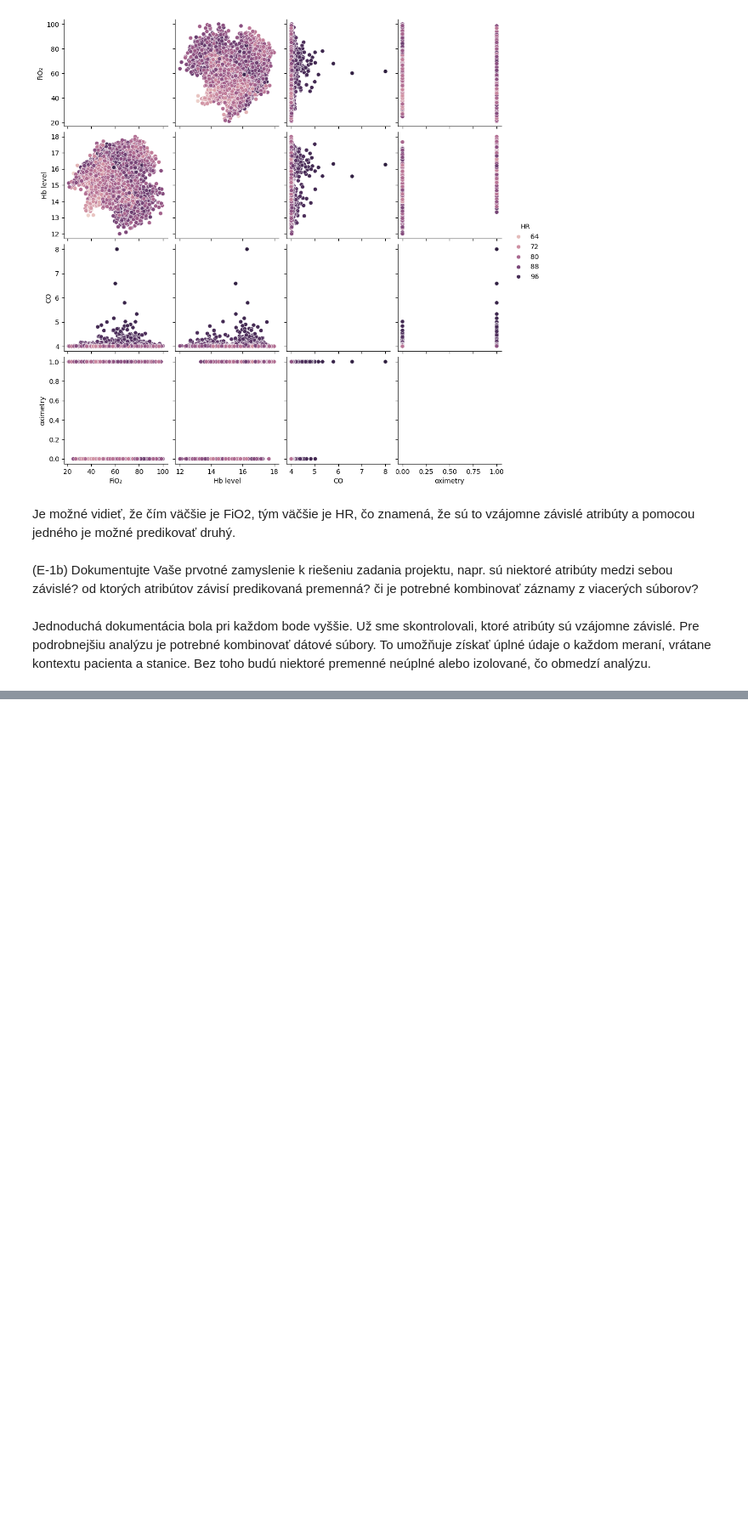
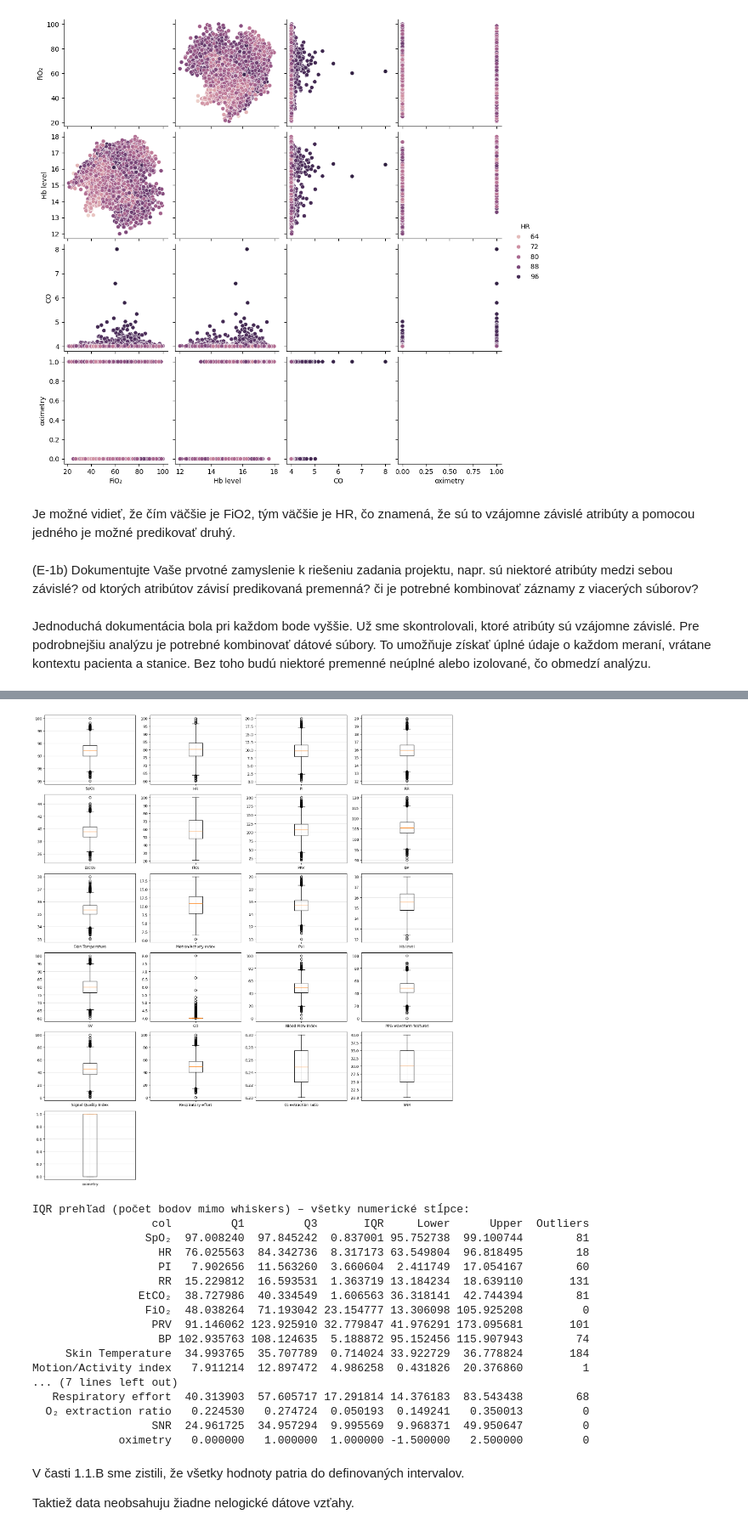
Before and after one commit to BohachNazar/IAUZadanie1, a Jupyter notebook: 1.ipynb, the cells around one changed output, grey strips where cells are left out. Shown at 85% size. Cells and saved outputs as stored; diff of their text form; code cells hidden in the pictures; blank space fills up the shorter version.

```diff
--- a/1.ipynb
+++ b/1.ipynb
@@ -430,0 +620,53 @@ Pre podrobnejšiu analýzu je potrebné kombinovať dátové súbory. To umožň
+# %%
+# Kontrola správnosti pre všetky numerické stĺpce (okrem geo)
+geo_exclude = [c for c in ['latitude', 'longitude'] if c in obs.columns]
+key_cols = [c for c in obs.select_dtypes(include=['number']).columns if c not in geo_exclude]
+
+fig, axes = plt.subplots(nrows=int(np.ceil(len(key_cols)/4)), ncols=4, figsize=(16, 3*int(np.ceil(len(key_cols)/4))))
+axes = axes.flatten() if hasattr(axes, 'flatten') else [axes]
+
+iqr_rows = []
+for i, col in enumerate(key_cols):
+    series = obs[col].dropna()
+    if i < len(axes):
+        axes[i].boxplot(series, vert=True, tick_labels=[col])
+        axes[i].grid(True, alpha=0.3)
+    # IQR
+    Q1, Q3 = series.quantile(0.25), series.quantile(0.75)
+    IQR = Q3 - Q1
+    lower = Q1 - 1.5*IQR
+    upper = Q3 + 1.5*IQR
+    iqr_rows.append({'col': col, 'Q1': Q1, 'Q3': Q3, 'IQR': IQR, 'Lower': lower, 'Upper': upper, 'Outliers': ((series<lower)|(series>upper)).sum()})
+
+for j in range(len(key_cols), len(axes)):
+    axes[j].set_visible(False)
+
+plt.tight_layout()
+plt.show()
+
+iqr_df = pd.DataFrame(iqr_rows)
+print("IQR prehľad (počet bodov mimo whiskers) – všetky numerické stĺpce:")
+print(iqr_df.to_string(index=False))
+# %% [output]
+[figure, added]
+IQR prehľad (počet bodov mimo whiskers) – všetky numerické stĺpce:
+                  col         Q1         Q3       IQR     Lower      Upper  Outliers
+                 SpO₂  97.008240  97.845242  0.837001 95.752738  99.100744        81
+                   HR  76.025563  84.342736  8.317173 63.549804  96.818495        18
+                   PI   7.902656  11.563260  3.660604  2.411749  17.054167        60
+                   RR  15.229812  16.593531  1.363719 13.184234  18.639110       131
+                EtCO₂  38.727986  40.334549  1.606563 36.318141  42.744394        81
+                 FiO₂  48.038264  71.193042 23.154777 13.306098 105.925208         0
+                  PRV  91.146062 123.925910 32.779847 41.976291 173.095681       101
+                   BP 102.935763 108.124635  5.188872 95.152456 115.907943        74
+     Skin Temperature  34.993765  35.707789  0.714024 33.922729  36.778824       184
+Motion/Activity index   7.911214  12.897472  4.986258  0.431826  20.376860         1
+... (7 lines left out)
+   Respiratory effort  40.313903  57.605717 17.291814 14.376183  83.543438        68
+  O₂ extraction ratio   0.224530   0.274724  0.050193  0.149241   0.350013         0
+                  SNR  24.961725  34.957294  9.995569  9.968371  49.950647         0
+             oximetry   0.000000   1.000000  1.000000 -1.500000   2.500000         0
+# %% [markdown]
+V časti 1.1.B sme zistili, že všetky hodnoty patria do definovaných intervalov.
+
+Taktiež data neobsahuju žiadne nelogické dátove vzťahy.
```
Also changed, not shown: parts of 24 cells of this notebook.
